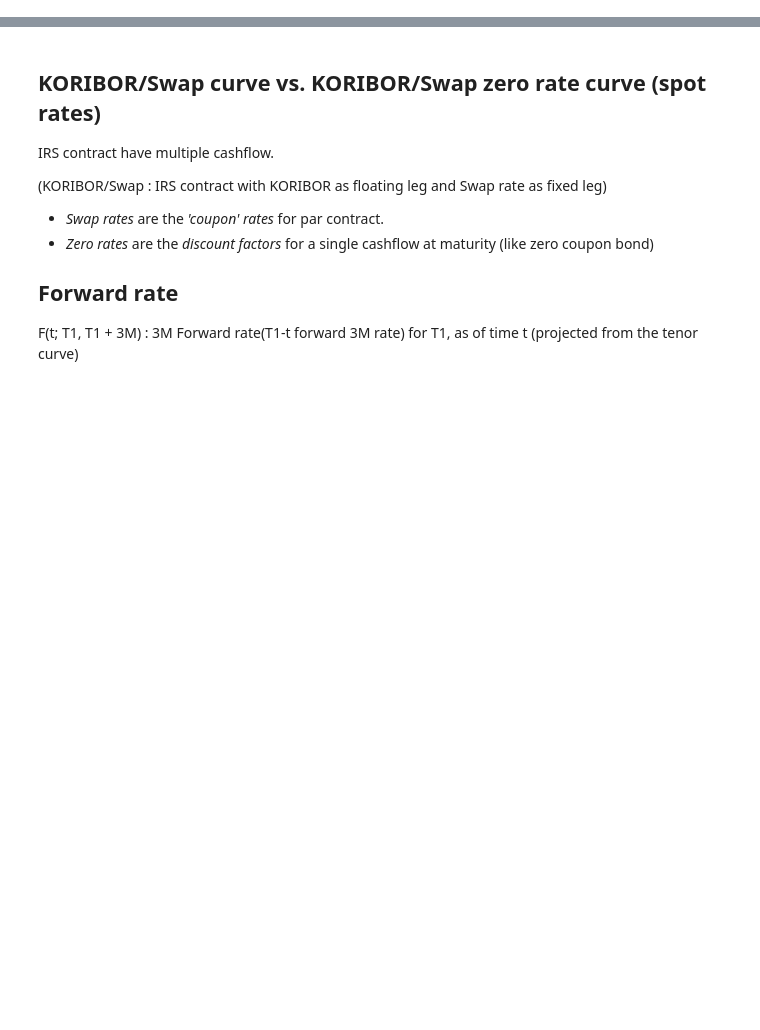
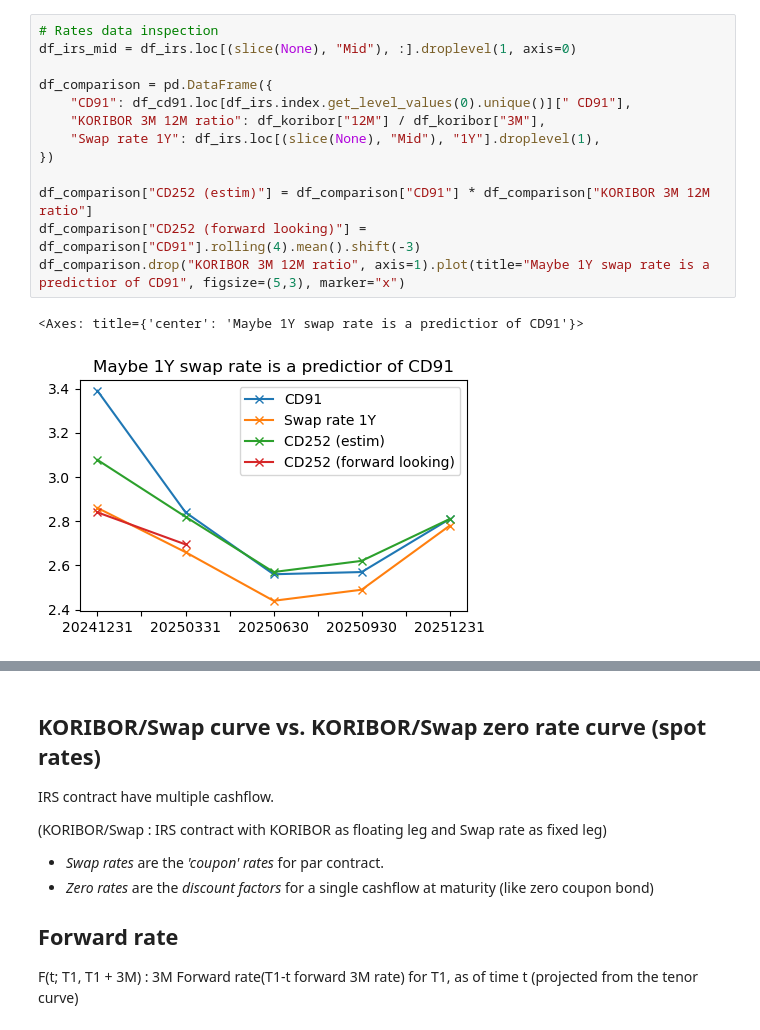
Before and after one commit to Thessal/derivatives, a Jupyter notebook: swap/x01_swap.ipynb, the cells around one changed output, grey strips where cells are left out. Cells and saved outputs as stored; diff of their text form; blank space fills up the shorter version.

```diff
--- a/swap/x01_swap.ipynb
+++ b/swap/x01_swap.ipynb
@@ -43,3 +47,19 @@ df_irs
 | 20251231 | Receive | 2.79 | 2.93 | 3.04 | 3.10 | 3.16 | 3.22 | 3.27 | 3.30 | 3.29 | 3.19 |
 |  | Mid | 2.78 | 2.92 | 3.03 | 3.10 | 3.15 | 3.21 | 3.26 | 3.30 | 3.28 | 3.18 |
 |  | Pay | 2.77 | 2.91 | 3.02 | 3.08 | 3.14 | 3.20 | 3.25 | 3.28 | 3.27 | 3.17 |
+# %%
+# Rates data inspection
+df_irs_mid = df_irs.loc[(slice(None), "Mid"), :].droplevel(1, axis=0)
+
+df_comparison = pd.DataFrame({
+    "CD91": df_cd91.loc[df_irs.index.get_level_values(0).unique()][" CD91"],
+    "KORIBOR 3M 12M ratio": df_koribor["12M"] / df_koribor["3M"],
+    "Swap rate 1Y": df_irs.loc[(slice(None), "Mid"), "1Y"].droplevel(1),
+})
+
+df_comparison["CD252 (estim)"] = df_comparison["CD91"] * df_comparison["KORIBOR 3M 12M ratio"]
+df_comparison["CD252 (forward looking)"] = df_comparison["CD91"].rolling(4).mean().shift(-3)
+df_comparison.drop("KORIBOR 3M 12M ratio", axis=1).plot(title="Maybe 1Y swap rate is a predictior of CD91", figsize=(5,3), marker="x")
+# %% [output]
+<Axes: title={'center': 'Maybe 1Y swap rate is a predictior of CD91'}>
+[figure, added]
```
Also changed, not shown: parts of 6 cells of this notebook, 3 other files.
